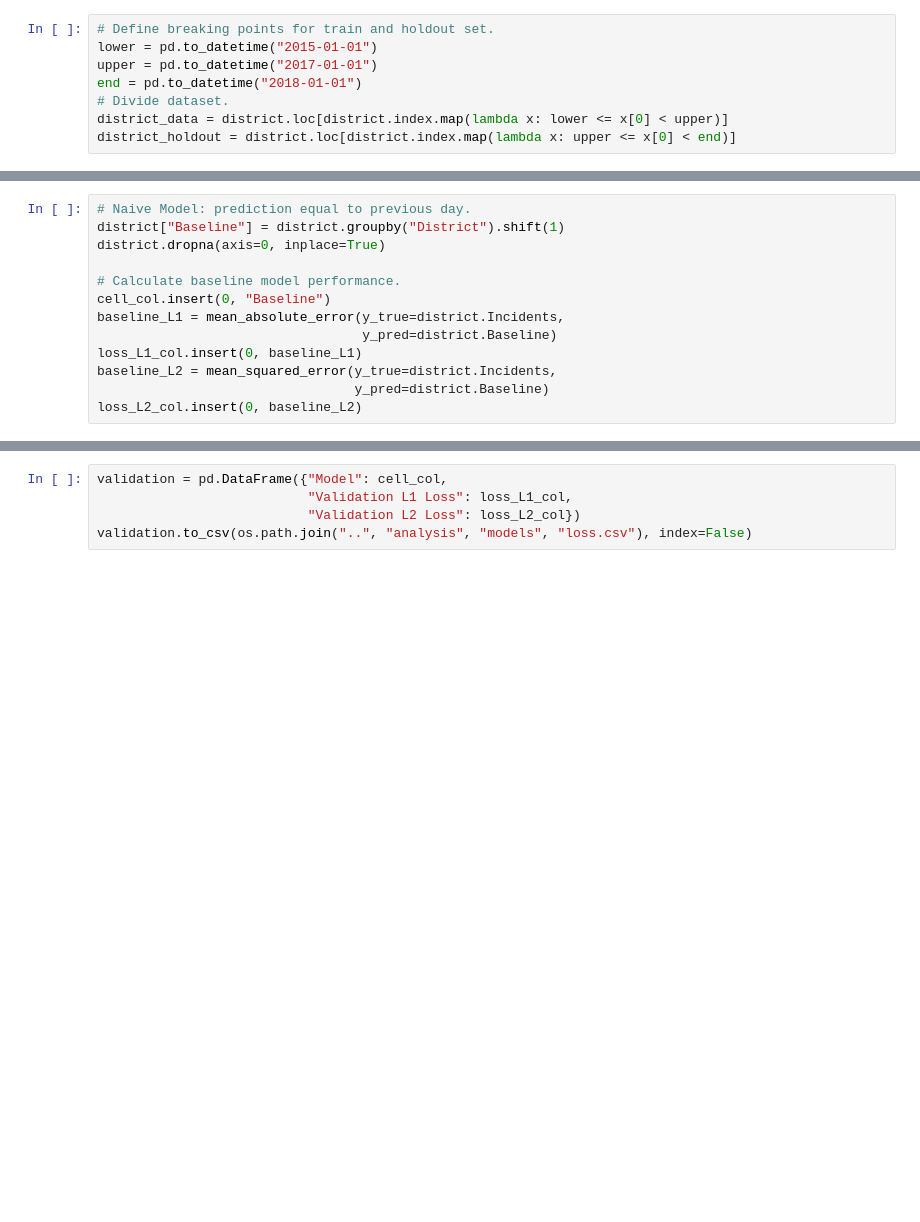
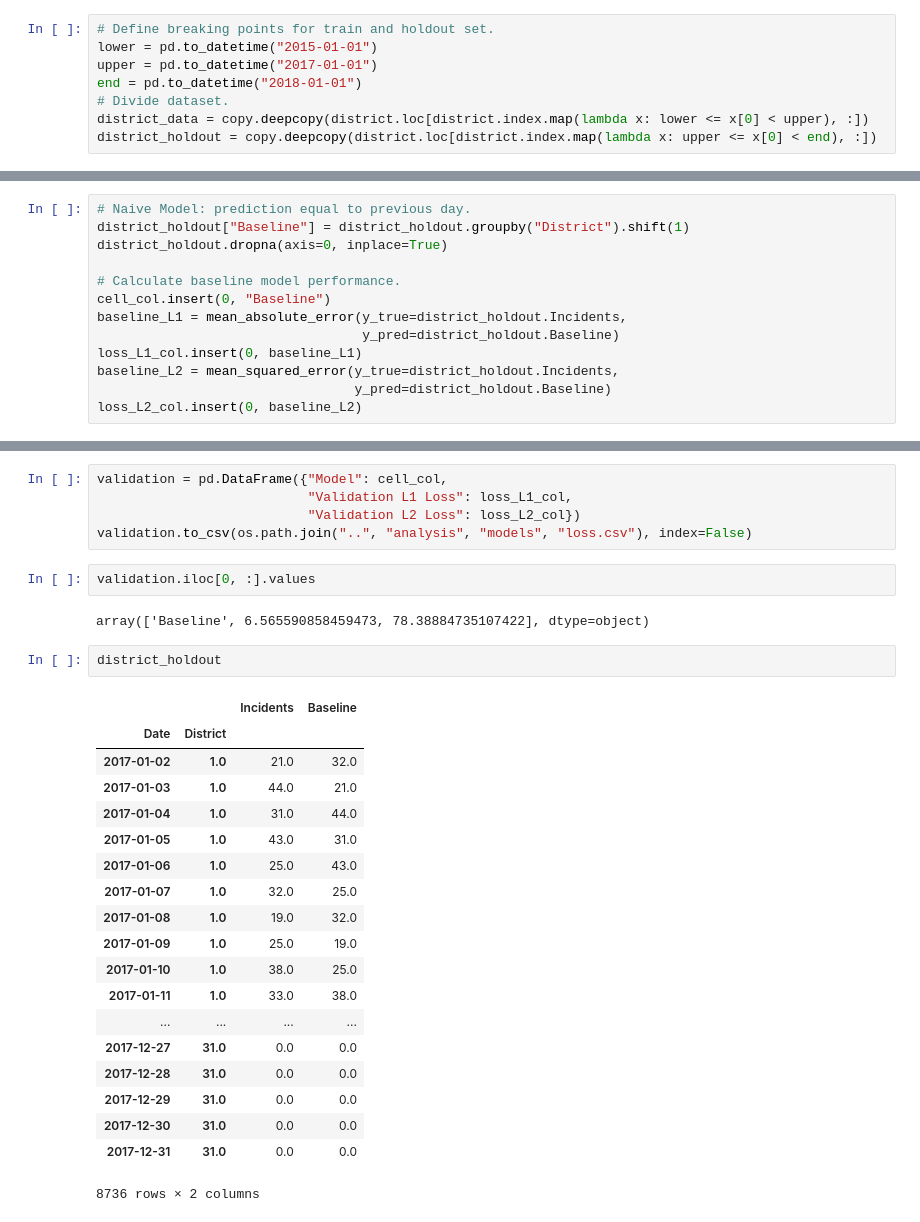
Before and after one commit to thsis/INFOSYS, a Jupyter notebook: blog/Thomas_Blogpost_IS.ipynb, the cells around one changed output, grey strips where cells are left out. Saved outputs shown, nothing was run; the diff lists cells and outputs as text; blank space fills up the shorter version.

Commit message:
Fix data leak in baseline metric

```diff
--- a/blog/Thomas_Blogpost_IS.ipynb
+++ b/blog/Thomas_Blogpost_IS.ipynb
@@ -743,8 +742,8 @@ lower = pd.to_datetime("2015-01-01")
 upper = pd.to_datetime("2017-01-01")
 end = pd.to_datetime("2018-01-01")
 # Divide dataset.
-district_data = district.loc[district.index.map(lambda x: lower <= x[0] < upper)]
-district_holdout = district.loc[district.index.map(lambda x: upper <= x[0] < end)]
+district_data = copy.deepcopy(district.loc[district.index.map(lambda x: lower <= x[0] < upper), :])
+district_holdout = copy.deepcopy(district.loc[district.index.map(lambda x: upper <= x[0] < end), :])
 # %% [markdown]
 ## Hyperopt parameter spaces
 
@@ -955,16 +954,16 @@ for name, cell in tqdm(name2cell.items()):
 Additionally, we compare the models to a naive model, that simply outputs the previous days' number of reported crimes.
 # %%
 # Naive Model: prediction equal to previous day.
-district["Baseline"] = district.groupby("District").shift(1)
-district.dropna(axis=0, inplace=True)
+district_holdout["Baseline"] = district_holdout.groupby("District").shift(1)
+district_holdout.dropna(axis=0, inplace=True)
 
 # Calculate baseline model performance.
 cell_col.insert(0, "Baseline")
-baseline_L1 = mean_absolute_error(y_true=district.Incidents,
-                                  y_pred=district.Baseline)
+baseline_L1 = mean_absolute_error(y_true=district_holdout.Incidents,
+                                  y_pred=district_holdout.Baseline)
 loss_L1_col.insert(0, baseline_L1)
-baseline_L2 = mean_squared_error(y_true=district.Incidents,
-                                 y_pred=district.Baseline)
+baseline_L2 = mean_squared_error(y_true=district_holdout.Incidents,
+                                 y_pred=district_holdout.Baseline)
 loss_L2_col.insert(0, baseline_L2)
 # %% [markdown]
 And we save everything to a `pd.DataFrame`.
@@ -973,3 +972,29 @@ validation = pd.DataFrame({"Model": cell_col,
                            "Validation L1 Loss": loss_L1_col,
                            "Validation L2 Loss": loss_L2_col})
 validation.to_csv(os.path.join("..", "analysis", "models", "loss.csv"), index=False)
+# %%
+validation.iloc[0, :].values
+# %% [output]
+array(['Baseline', 6.565590858459473, 78.38884735107422], dtype=object)
+# %%
+district_holdout
+# %% [output]
+|  |  | Incidents | Baseline |
+| Date | District |  |  |
+| 2017-01-02 | 1.0 | 21.0 | 32.0 |
+| 2017-01-03 | 1.0 | 44.0 | 21.0 |
+| 2017-01-04 | 1.0 | 31.0 | 44.0 |
+| 2017-01-05 | 1.0 | 43.0 | 31.0 |
+| 2017-01-06 | 1.0 | 25.0 | 43.0 |
+| 2017-01-07 | 1.0 | 32.0 | 25.0 |
+| 2017-01-08 | 1.0 | 19.0 | 32.0 |
+| 2017-01-09 | 1.0 | 25.0 | 19.0 |
+| 2017-01-10 | 1.0 | 38.0 | 25.0 |
+| 2017-01-11 | 1.0 | 33.0 | 38.0 |
+| ... | ... | ... | ... |
+| 2017-12-27 | 31.0 | 0.0 | 0.0 |
+| 2017-12-28 | 31.0 | 0.0 | 0.0 |
+| 2017-12-29 | 31.0 | 0.0 | 0.0 |
+| 2017-12-30 | 31.0 | 0.0 | 0.0 |
+| 2017-12-31 | 31.0 | 0.0 | 0.0 |
+8736 rows × 2 columns
```
Also changed, not shown: parts of 4 cells of this notebook, 1 other file.
